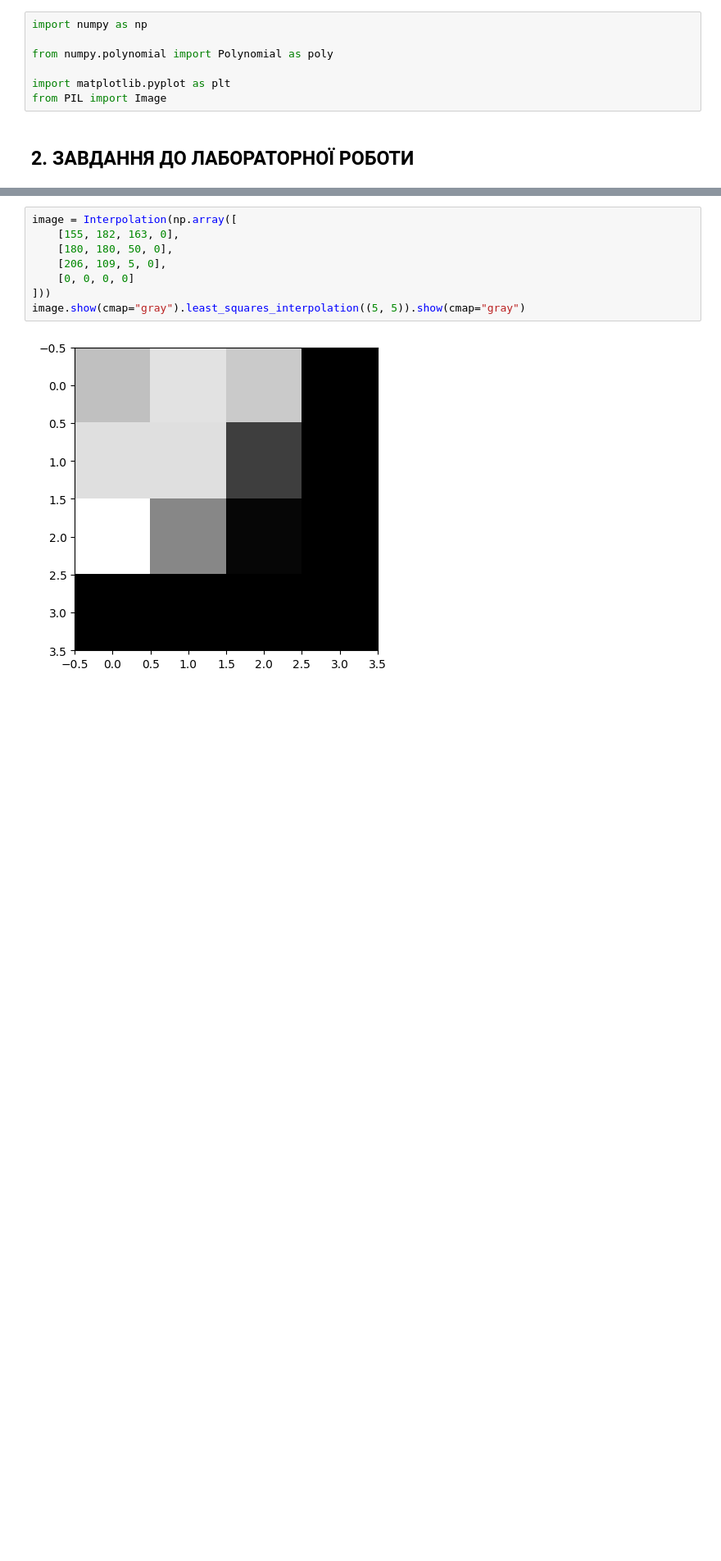
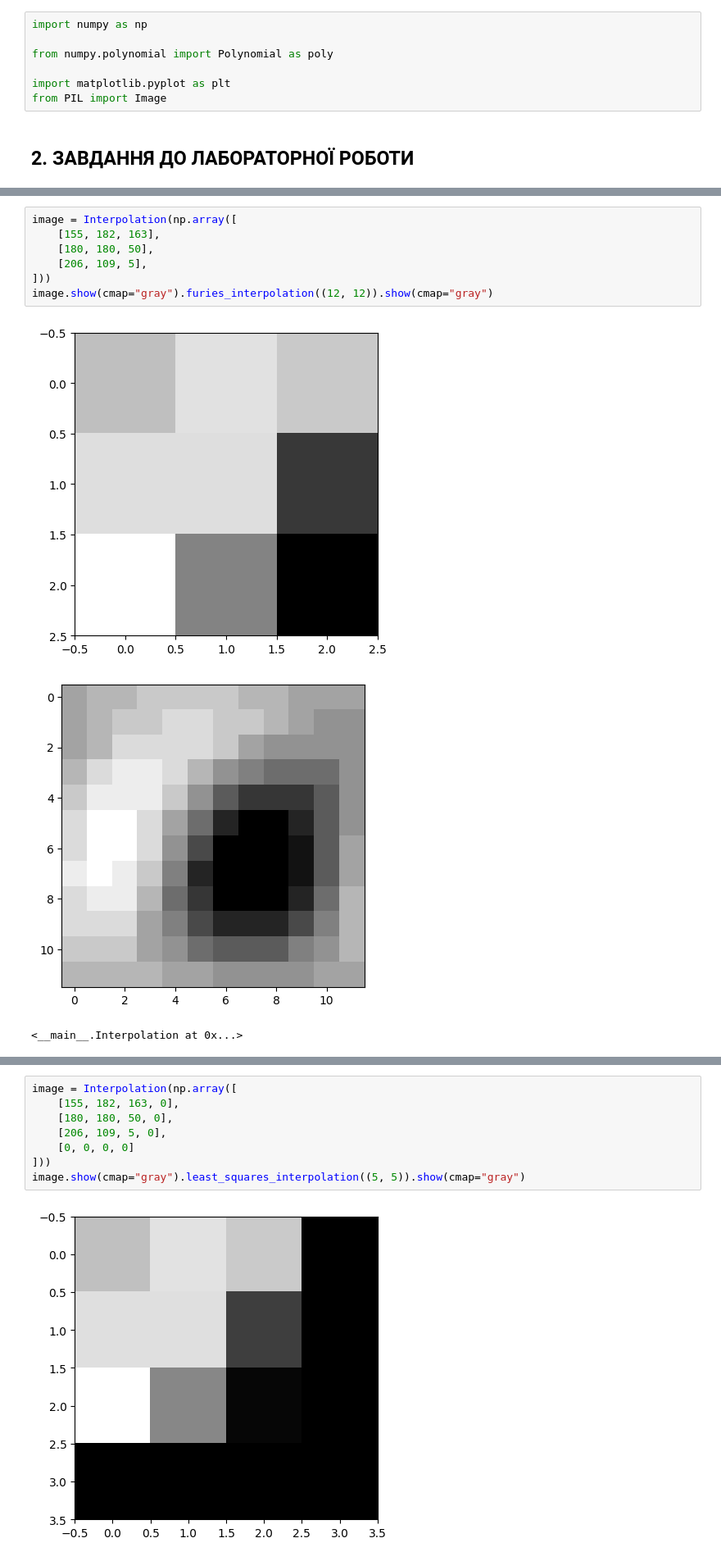
Before and after one commit to KlymentievMaksym/CompGraph, a Jupyter notebook: Lab5.ipynb, the cells around one changed output, grey strips where cells are left out. Shown at 82% size. Cells and saved outputs as stored; diff of their text form; blank space fills up the shorter version.

Commit message:
Furie!

```diff
--- a/Lab5.ipynb
+++ b/Lab5.ipynb
@@ -423,2 +443,13 @@ class Interpolation:
+# %%
+image = Interpolation(np.array([
+    [155, 182, 163],
+    [180, 180, 50],
+    [206, 109, 5],
+]))
+image.show(cmap="gray").furies_interpolation((12, 12)).show(cmap="gray")
+# %% [output]
+[figure, added]
+[figure, added]
+<__main__.Interpolation at 0x...>
 # %%
 image = Interpolation("lab5/Test1.jpg")
```
Also changed, not shown: parts of 7 cells of this notebook, 2 other files.
